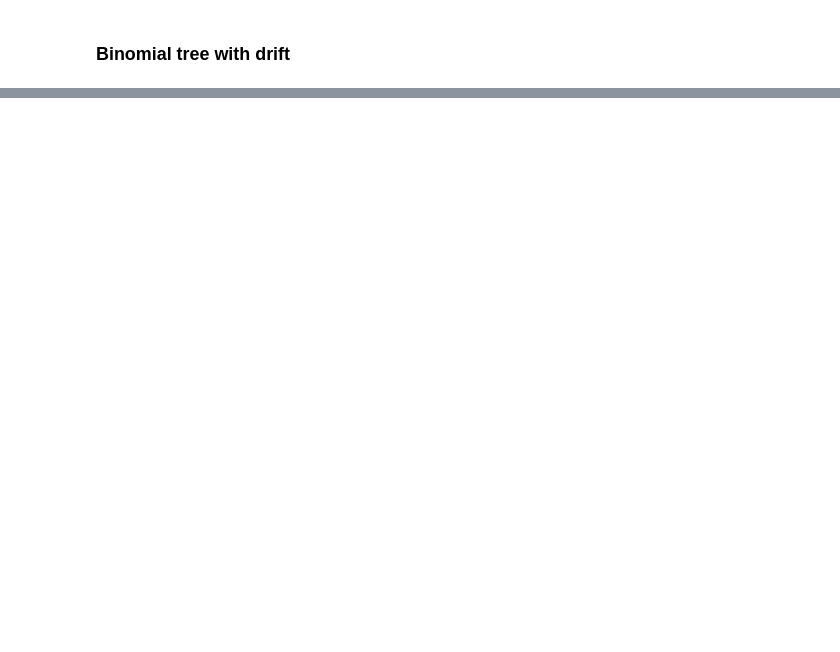
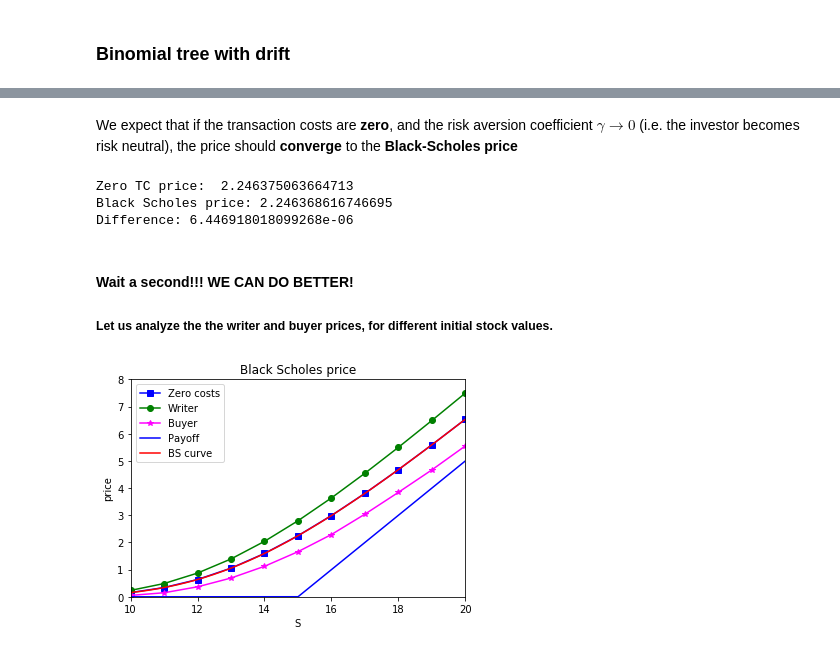
Before and after one commit to cantaro86/Financial-Models-Numerical-Methods, a Jupyter notebook: Option pricing with transaction costs.ipynb, the cells around one changed output, grey strips where cells are left out. Cells and saved outputs as stored; diff of their text form; code cells hidden in the pictures; blank space fills up the shorter version.

```diff
--- a/Option pricing with transaction costs.ipynb
+++ b/Option pricing with transaction costs.ipynb
@@ -296,0 +322,52 @@ diff_param = Diffusion_param(r=0.01, sig=0.2, mu=0.1)
+# %%
+from functions.Parameters import Option_param
+from functions.Processes import Diffusion_process
+from functions.TC_pricer import TC_pricer
+from functions.BS_pricer import BS_pricer
+
+# Creates the object with the parameters of the option
+opt_param = Option_param(S0=15, K=15, T=1, exercise="European", payoff="call" )
+
+# Creates the object with the parameters of the process
+diff_param = Diffusion_process(r=0.1, sig=0.25, mu=0.1)
+
+# Creates the object of the Transaction Costs pricer
+TC = TC_pricer(opt_param, diff_param, cost_b=0, cost_s=0, gamma=0.0001)
+# Creates the object of the Black-Scholes pricer
+BS = BS_pricer(opt_param, diff_param)
+# %% [markdown]
+We expect that if the transaction costs are **zero**, and the risk aversion coefficient $\gamma \to 0$ (i.e. the investor becomes risk neutral), the price should **converge** to the **Black-Scholes price**
+# %%
+tc = TC.price(N=2000)
+bs = BS.closed_formula()
+
+print("Zero TC price: ", tc )
+print("Black Scholes price:", bs )
+print("Difference:", np.abs(tc-bs))
+# %% [output]
+Zero TC price:  2.246375063664713
+Black Scholes price: 2.246368616746695
+Difference: 6.446918018099268e-06
+# %% [markdown]
+#### Wait a second!!! WE CAN DO BETTER!
+
+##### Let us analyze the the writer and buyer prices, for different initial stock values.
+# %%
+S = list(range(5,21))
+price_0 = []; price_w = []; price_b = []
+
+for s in S:
+    TC.S0 = s
+    TC.cost_b=0; TC.cost_s=0
+    price_0.append(TC.price(N=400))   # zero costs
+    TC.cost_b=0.05; TC.cost_s=0.05
+    price_w.append(TC.price(N=400, TYPE="writer"))
+    price_b.append(TC.price(N=400, TYPE="buyer"))
+TC.cost_b=0; TC.cost_s=0  # set to 0 for future computations
+# %%
+plt.plot(S,price_0, color='blue', marker='s',label="Zero costs")
+plt.plot(S,price_w, color='green', marker='o',label="Writer")
+plt.plot(S,price_b, color='magenta', marker='*',label="Buyer")
+BS.plot(axis=[10,20,0,8])  #plot of the Black Scholes line
+# %% [output]
+[figure, added]
```
Also changed, not shown: parts of 20 cells of this notebook, 33 other files.
